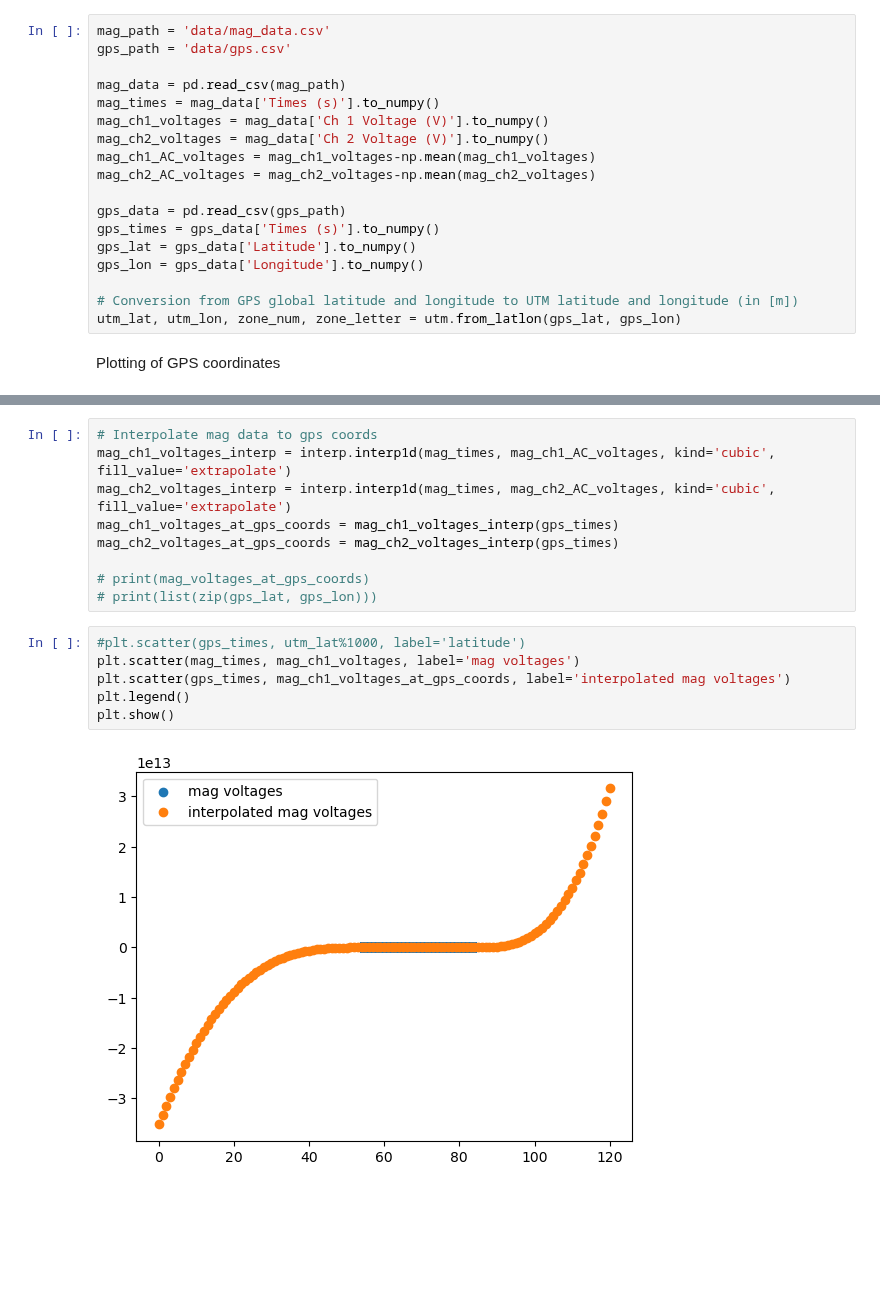
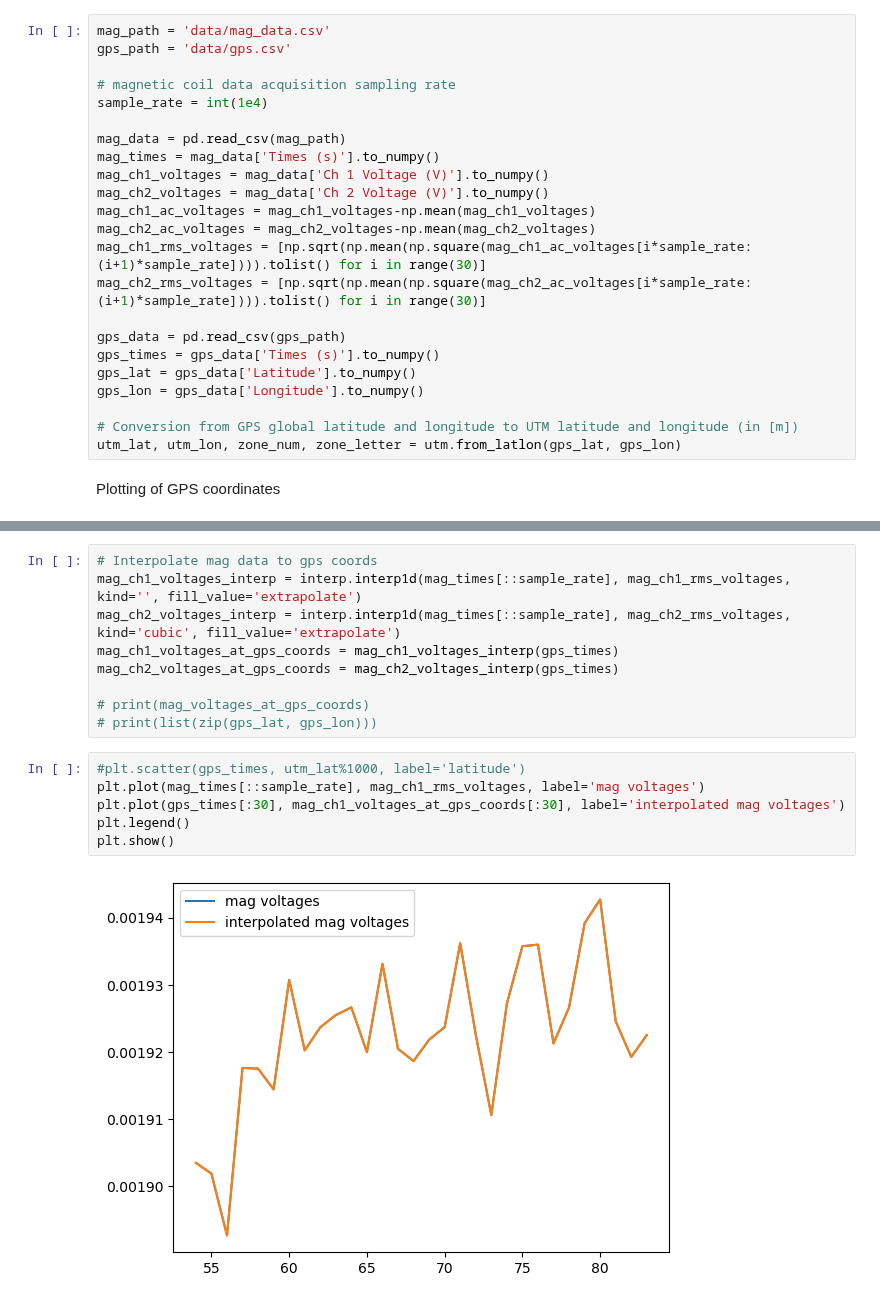
Before and after one commit to PhantomPickle/FDEM, a Jupyter notebook: mag_mapping.ipynb, the cells around one changed output, grey strips where cells are left out. Saved outputs shown, nothing was run; the diff lists cells and outputs as text; blank space fills up the shorter version.

Commit message:
gps data is trash... bigsad

```diff
--- a/mag_mapping.ipynb
+++ b/mag_mapping.ipynb
@@ -7,13 +7,18 @@ import utm
 # %%
 mag_path = 'data/mag_data.csv'
 gps_path = 'data/gps.csv'
+
+# magnetic coil data acquisition sampling rate
+sample_rate = int(1e4)
 
 mag_data = pd.read_csv(mag_path)
 mag_times = mag_data['Times (s)'].to_numpy()
 mag_ch1_voltages = mag_data['Ch 1 Voltage (V)'].to_numpy()
 mag_ch2_voltages = mag_data['Ch 2 Voltage (V)'].to_numpy()
-mag_ch1_AC_voltages = mag_ch1_voltages-np.mean(mag_ch1_voltages)
-mag_ch2_AC_voltages = mag_ch2_voltages-np.mean(mag_ch2_voltages)
+mag_ch1_ac_voltages = mag_ch1_voltages-np.mean(mag_ch1_voltages)
+mag_ch2_ac_voltages = mag_ch2_voltages-np.mean(mag_ch2_voltages)
+mag_ch1_rms_voltages = [np.sqrt(np.mean(np.square(mag_ch1_ac_voltages[i*sample_rate:(i+1)*sample_rate]))).tolist() for i in range(30)]
+mag_ch2_rms_voltages = [np.sqrt(np.mean(np.square(mag_ch2_ac_voltages[i*sample_rate:(i+1)*sample_rate]))).tolist() for i in range(30)]
 
 gps_data = pd.read_csv(gps_path)
 gps_times = gps_data['Times (s)'].to_numpy()
@@ -34,7 +39,7 @@ plt.show()
 # %%
 # Interpolate mag data to gps coords
-mag_ch1_voltages_interp = interp.interp1d(mag_times, mag_ch1_AC_voltages, kind='cubic', fill_value='extrapolate')
-mag_ch2_voltages_interp = interp.interp1d(mag_times, mag_ch2_AC_voltages, kind='cubic', fill_value='extrapolate')
+mag_ch1_voltages_interp = interp.interp1d(mag_times[::sample_rate], mag_ch1_rms_voltages, kind='', fill_value='extrapolate')
+mag_ch2_voltages_interp = interp.interp1d(mag_times[::sample_rate], mag_ch2_rms_voltages, kind='cubic', fill_value='extrapolate')
 mag_ch1_voltages_at_gps_coords = mag_ch1_voltages_interp(gps_times)
 mag_ch2_voltages_at_gps_coords = mag_ch2_voltages_interp(gps_times)
 
@@ -42,9 +47,9 @@ mag_ch2_voltages_at_gps_coords = mag_ch2_voltages_interp(gps_times)
 # print(list(zip(gps_lat, gps_lon)))
 # %%
 #plt.scatter(gps_times, utm_lat%1000, label='latitude')
-plt.scatter(mag_times, mag_ch1_voltages, label='mag voltages')
-plt.scatter(gps_times, mag_ch1_voltages_at_gps_coords, label='interpolated mag voltages')
+plt.plot(mag_times[::sample_rate], mag_ch1_rms_voltages, label='mag voltages')
+plt.plot(gps_times[:30], mag_ch1_voltages_at_gps_coords[:30], label='interpolated mag voltages')
 plt.legend()
 plt.show()
 # %% [output]
-[figure, old version]
+[figure, new version]
```
Also changed, not shown: parts of 1 cell of this notebook, 2 other files.
